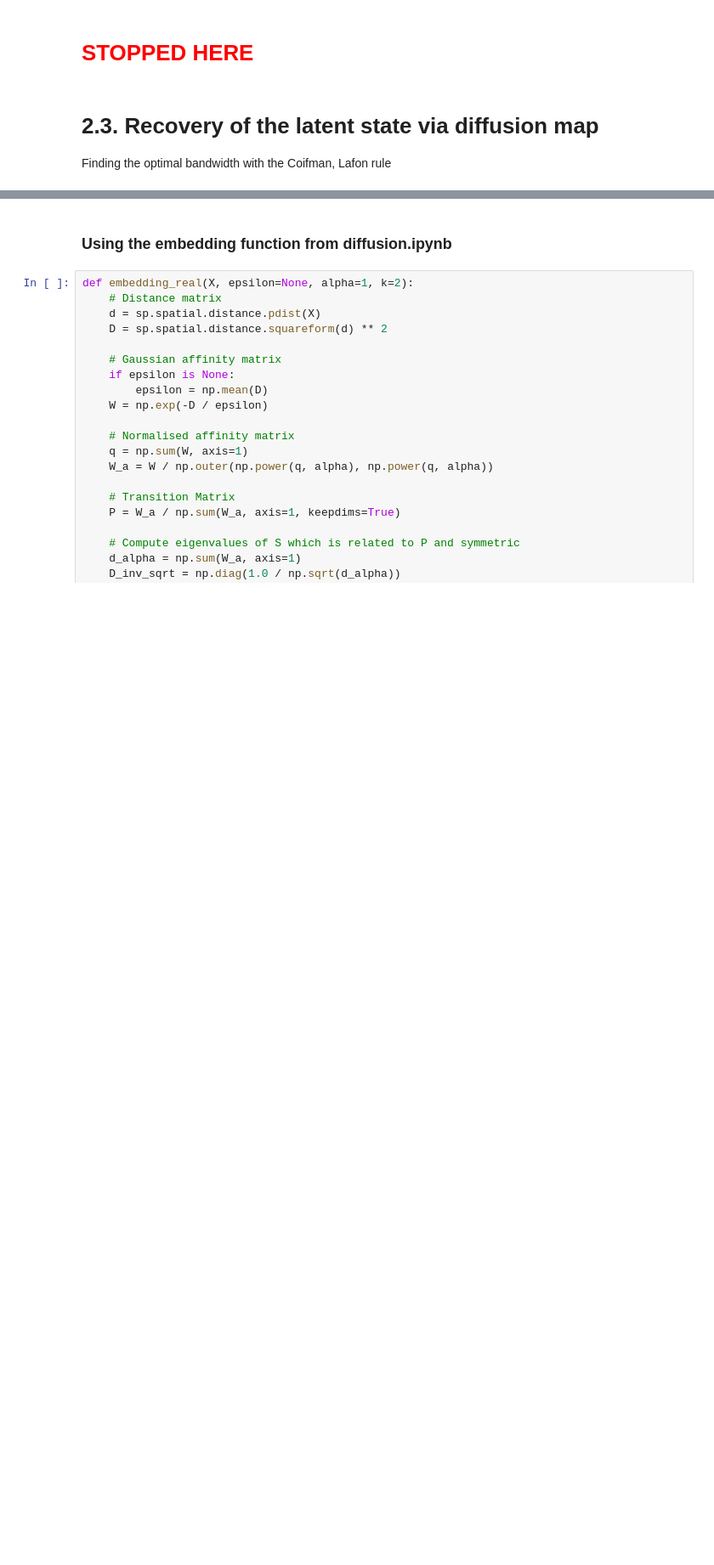
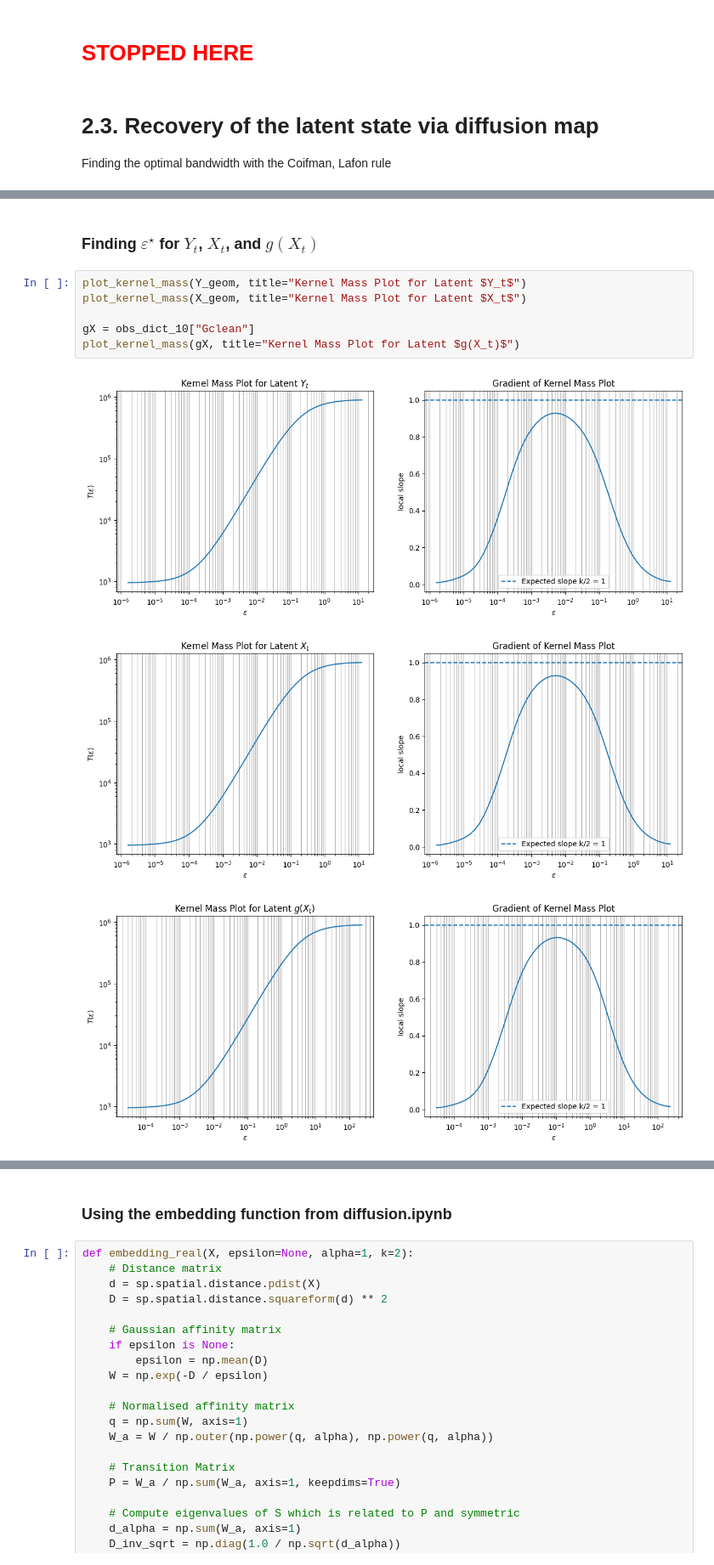
Before and after one commit to adamfowliee/JDKF_Starter, a Jupyter notebook: InitialTasks/LatentEstimation.ipynb, the cells around one changed output, grey strips where cells are left out. Shown at 85% size. Saved outputs shown, nothing was run; the diff lists cells and outputs as text; blank space fills up the shorter version.

```diff
--- a/InitialTasks/LatentEstimation.ipynb
+++ b/InitialTasks/LatentEstimation.ipynb
@@ -400 +429,13 @@ plot_kernel_mass(yt, title="Kernel Mass Plot of Yt")
+# %% [markdown]
+### Finding $\varepsilon^\star$ for $Y_t$, $X_t$, and $g(X_t)$
+# %%
+plot_kernel_mass(Y_geom, title="Kernel Mass Plot for Latent $Y_t$")
+plot_kernel_mass(X_geom, title="Kernel Mass Plot for Latent $X_t$")
+
+gX = obs_dict_10["Gclean"]
+plot_kernel_mass(gX, title="Kernel Mass Plot for Latent $g(X_t)$")
+# %% [output]
+[figure, added]
+[figure, added]
+[figure, added]
 # %% [markdown]
```
Also changed, not shown: parts of 29 cells of this notebook.
